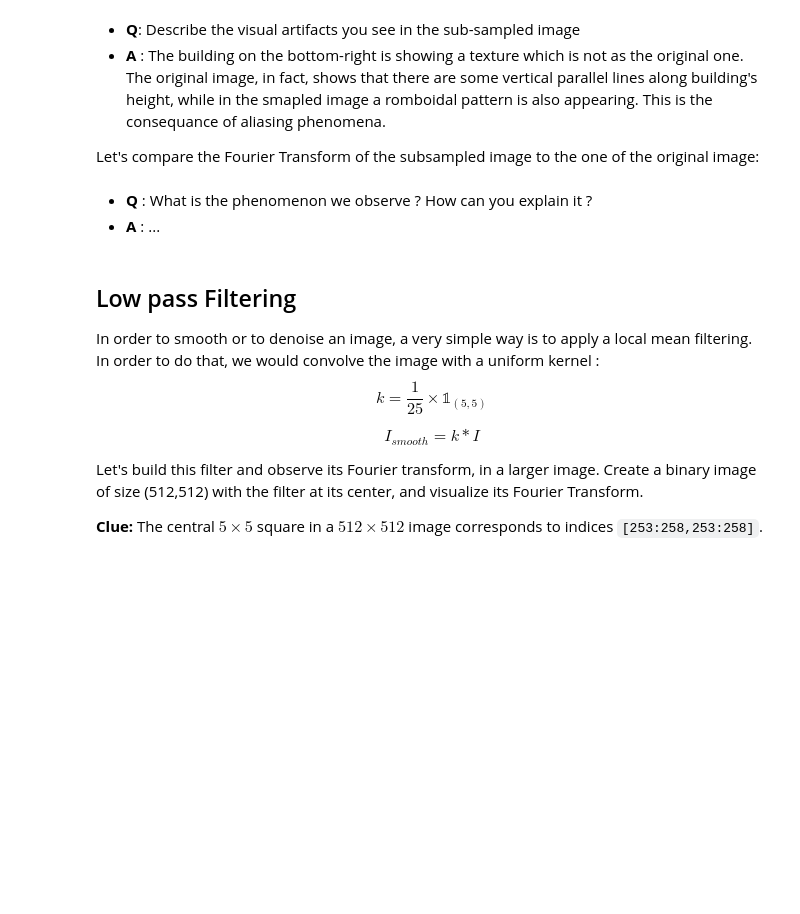
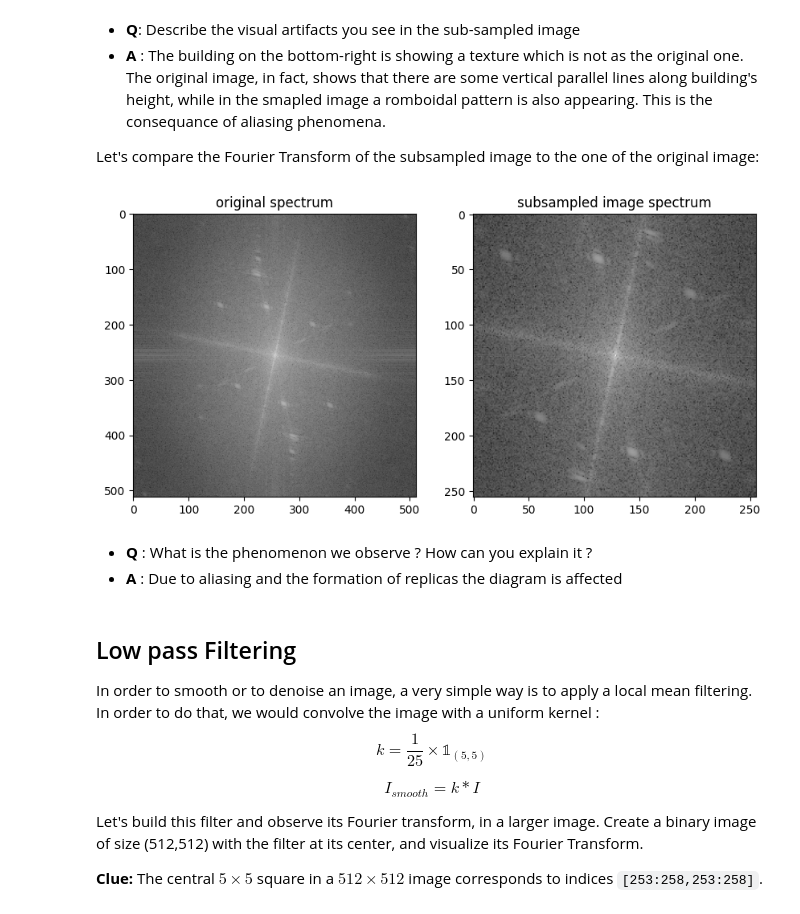
Before and after one commit to Mert-Emrem/SSEO-MRO, a Jupyter notebook: pw2_linearfiltering_student.ipynb, the cells around one changed output. Saved outputs shown, nothing was run; the diff lists cells and outputs as text; code cells hidden in the pictures; blank space fills up the shorter version.

```diff
--- a/pw2_linearfiltering_student.ipynb
+++ b/pw2_linearfiltering_student.ipynb
@@ -118,18 +118,22 @@ Let's compare the Fourier Transform of the subsampled image to the one of the or
 # %%
 #compute the modulus
 modfft_sub = fft.fftshift(fft.fft2(img_subsampled))
+modfft_sub = abs(modfft_sub)
+modfft_sub = np.log(modfft_sub+0.1)
 
 
 ##visualize the two images
 fig, axs = plt.subplots(1, 2, figsize=(10,10))
 axs[0].imshow(modfft, cmap='gray')
 axs[0].set_title("original spectrum")
 axs[1].imshow(modfft_sub, cmap='gray')
 axs[1].set_title("subsampled image spectrum")
 plt.show()
+# %% [output]
+[figure, added]
 # %% [markdown]
 - **Q** : What is the phenomenon we observe ? How can you explain it ?
-- **A** : ...
+- **A** : Due to aliasing and the formation of replicas the diagram is affected
 # %% [markdown]
 ## Low pass Filtering
 
```
Also changed, not shown: parts of 1 cell of this notebook.
